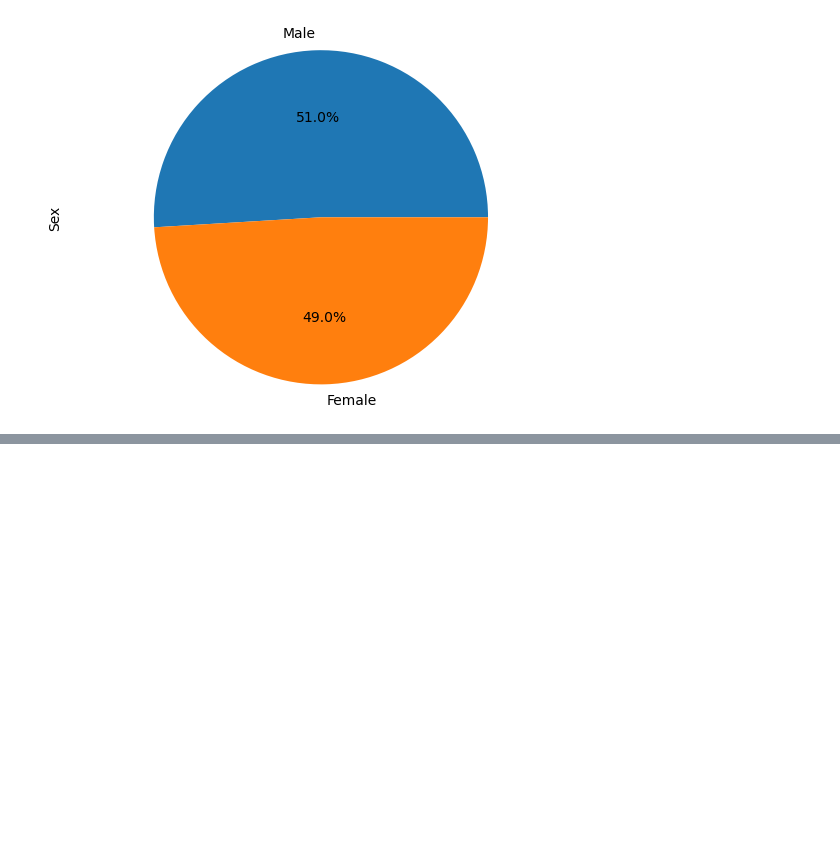
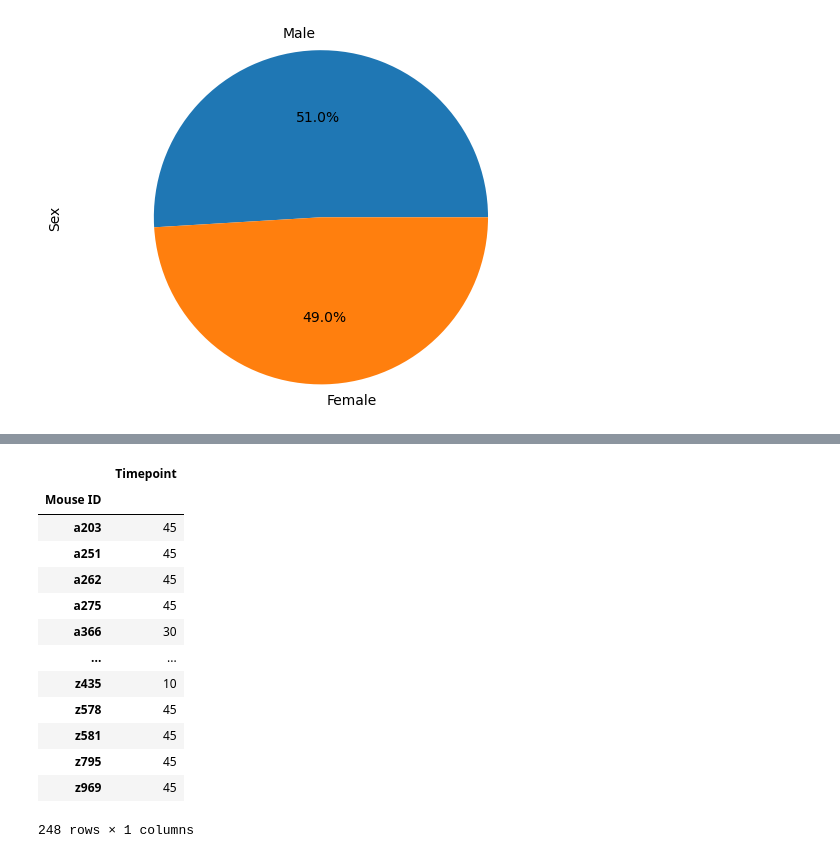
Before and after one commit to eestevekpmp/module-5-challenge, a Jupyter notebook: Pymaceuticals/mainPyma.ipynb, the cells around one changed output, grey strips where cells are left out. Saved outputs shown, nothing was run; the diff lists cells and outputs as text; code cells hidden in the pictures; blank space fills up the shorter version.

```diff
--- a/Pymaceuticals/mainPyma.ipynb
+++ b/Pymaceuticals/mainPyma.ipynb
@@ -237,0 +260,42 @@ plt.show()
+# %%
+# Calculate the final tumor volume of each mouse across four of the treatment regimens:
+# Capomulin, Ramicane, Infubinol, and Ceftamin
+# Start by getting the last (greatest) timepoint for each mouse
+
+max_timepoint_mouseID_df = pd.DataFrame(clean_mouse_study_df["Timepoint"].groupby(clean_mouse_study_df["Mouse ID"]).max())
+max_timepoint_mouseID_df
+
+# Merge this group df with the original DataFrame to get the tumor volume at the last timepoint
+
+#last_timepoint_df = pd.merge(max_timepoint_mouseID, clean_mouse_study_df)
+#timepoint = last_timepoint_df['Timepoint']
+#mouseID = last_timepoint_df['Mouse ID']
+#tumorVolume = last_timepoint_df['Tumor Volume (mm3)']
+#metastaticSites = last_timepoint_df['Metastatic Sites']
+#drugRegimen = last_timepoint_df['Drug Regimen']
+#sex = last_timepoint_df['Sex']
+#ageMonths = last_timepoint_df['Age_months']
+#weightG = last_timepoint_df['Weight (g)']
+#maxTimepoint = last_timepoint_df['Max Timepoint']
+#last_timepoint_df
+#max_merge_df = pd.DataFrame(
+    #{
+        #"Timepoint":timepoint,"Mouse ID":mouseID,"Tumor Volume (mm3)":tumorVolume,"Metastatic Sites":metastaticSites,"Drug Regimen":drugRegimen,"Sex":sex,"Age_months":ageMonths,"Weight (g)":weightG
+   #}
+#)
+#max_merge_df["Max Timepoint"] = pd.cut
+# %% [output]
+|  | Timepoint |
+| Mouse ID |  |
+| a203 | 45 |
+| a251 | 45 |
+| a262 | 45 |
+| a275 | 45 |
+| a366 | 30 |
+| ... | ... |
+| z435 | 10 |
+| z578 | 45 |
+| z581 | 45 |
+| z795 | 45 |
+| z969 | 45 |
+248 rows × 1 columns
```
Also changed, not shown: parts of 4 cells of this notebook.
